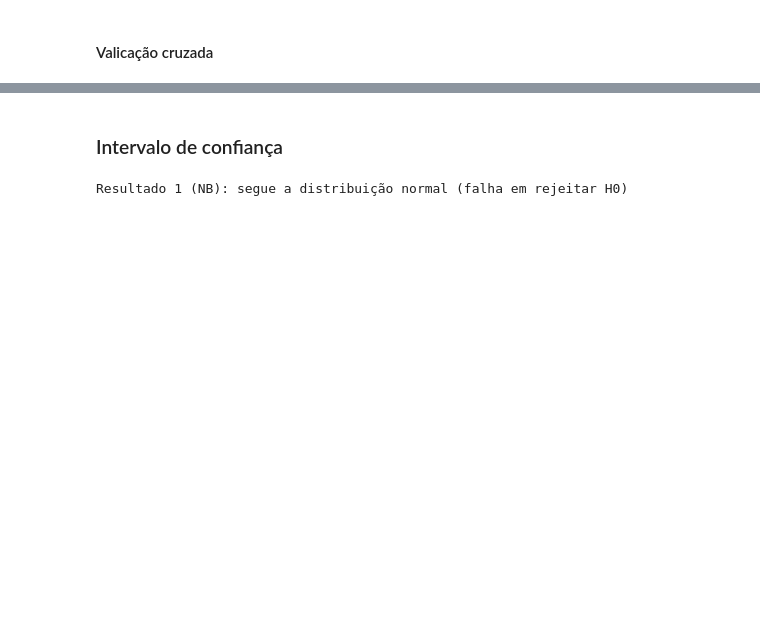
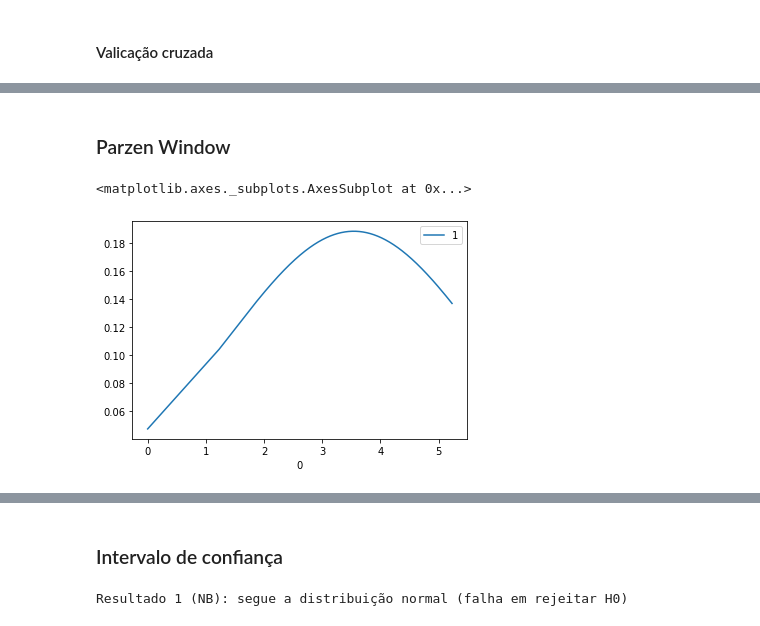
Before and after one commit to amarabuco/Projeto-ML-2020.1, a Jupyter notebook: notebooks/main.ipynb, the cells around one changed output, grey strips where cells are left out. Drawn from its saved outputs; the diff is of its cells as text; code cells hidden in the pictures; blank space fills up the shorter version.

Commit message:
Add k-NN and parzen window (initial implementation)

```diff
--- a/notebooks/main.ipynb
+++ b/notebooks/main.ipynb
@@ -286,0 +293,4 @@ results
+# %%
+knn = KNeighborsClassifier(n_neighbors=5)
+knn.fit(view1_train, y_train)
+knn
@@ -286,0 +322,2 @@ results
+# %% [markdown]
+### Parzen Window
@@ -286,0 +327,13 @@ results
+# %%
+kde = KernelDensity(kernel='gaussian', bandwidth=2)
+# %%
+values = view1_train[0].reshape(view1_train.shape[1], 1)
+# %%
+kde.fit(values, y_train)
+scores = kde.score_samples(values)
+scores = np.exp(scores)
+# %%
+pd.DataFrame([values[:,0], scores]).T.plot(x=0, y=1)
+# %% [output]
+<matplotlib.axes._subplots.AxesSubplot at 0x...>
+[figure, added]
```
Also changed, not shown: parts of 26 cells of this notebook.
